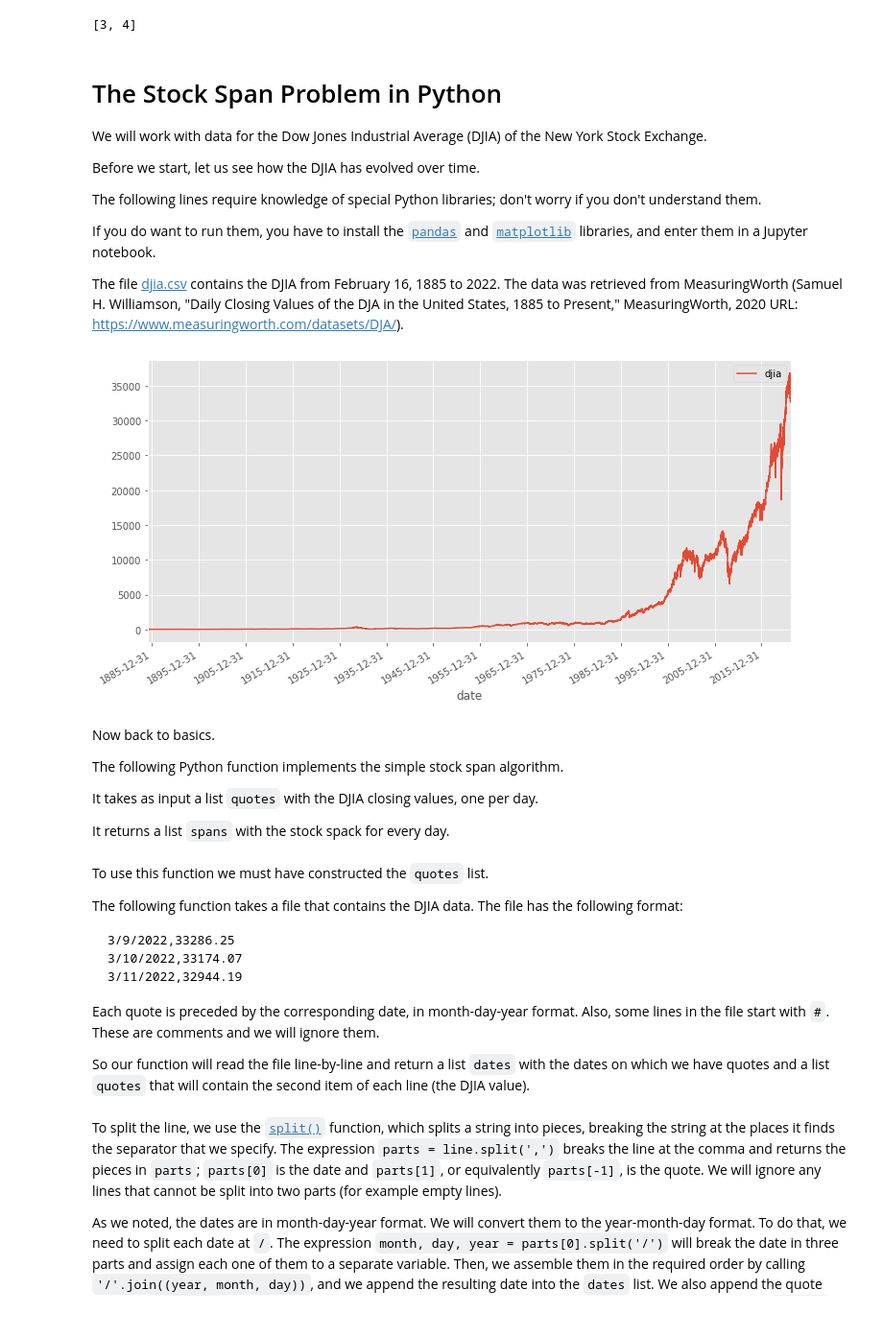
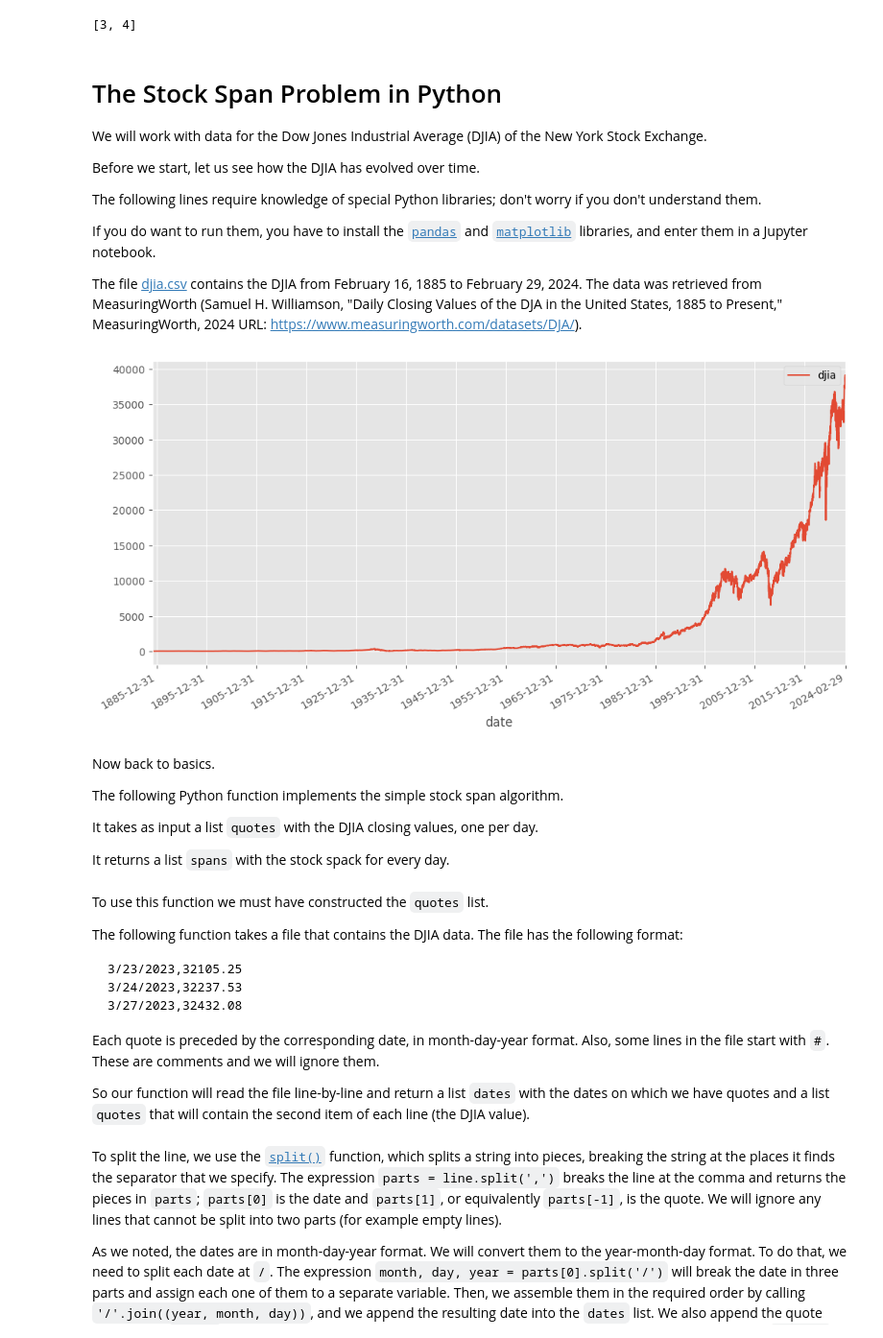
Before and after one commit to louridas/rwa, a Jupyter notebook: content/notebooks/chapter_01.ipynb, the cells around one changed output. Shown: that part at 96% size. Saved outputs shown, nothing was run; the diff lists cells and outputs as text; code cells hidden in the pictures.

````diff
--- a/content/notebooks/chapter_01.ipynb
+++ b/content/notebooks/chapter_01.ipynb
@@ -57,25 +57,26 @@ The following lines require knowledge of special Python libraries; don't worry i
 
 If you do want to run them, you have to install the [`pandas`](http://pandas.pydata.org/) and [`matplotlib`](https://matplotlib.org/) libraries, and enter them in a Jupyter notebook.
 
-The file [djia.csv](djia.csv) contains the DJIA from February 16, 1885 to 2022. The data was retrieved from MeasuringWorth (Samuel H. Williamson, "Daily Closing Values of the DJA in the United States, 1885 to Present," MeasuringWorth, 2020
+The file [djia.csv](djia.csv) contains the DJIA from February 16, 1885 to February 29, 2024. The data was retrieved from MeasuringWorth (Samuel H. Williamson, "Daily Closing Values of the DJA in the United States, 1885 to Present," MeasuringWorth, 2024
 URL: <https://www.measuringworth.com/datasets/DJA/>).
 # %%
 import pandas as pd
 import matplotlib.pyplot as plt
 import matplotlib.dates as mdates
 
 plt.style.use('ggplot')
 
 df = pd.read_csv("djia.csv", comment="#", parse_dates=[0], index_col=0, names=["date", "djia"])
 plt = df.plot(figsize=(12, 6))
 plt.fmt_xdata = mdates.DateFormatter('%Y-%m-%d')
 min_x = df.index.min()
 max_x = df.index.max()
 plt.set_xlim([min_x, max_x])
 ticks = pd.date_range(start=min_x, end=max_x, freq='10A')
+ticks = ticks.append(pd.DatetimeIndex(['2024-02-29']))
 _ = plt.set_xticks(ticks)
 # %% [output]
-[figure, old version]
+[figure, new version]
 # %% [markdown]
 Now back to basics.
 
@@ -102,9 +103,9 @@ To use this function we must have constructed the `quotes` list.
 
 The following function takes a file that contains the DJIA data. The file has the following format:
 ```
-3/9/2022,33286.25
-3/10/2022,33174.07
-3/11/2022,32944.19
+3/23/2023,32105.25
+3/24/2023,32237.53
+3/27/2023,32432.08
 ```
 
 Each quote is preceded by the corresponding date, in month-day-year format. Also, some lines in the file start with `#`. These are comments and we will ignore them.
````
Also changed, not shown: parts of 9 cells of this notebook.
